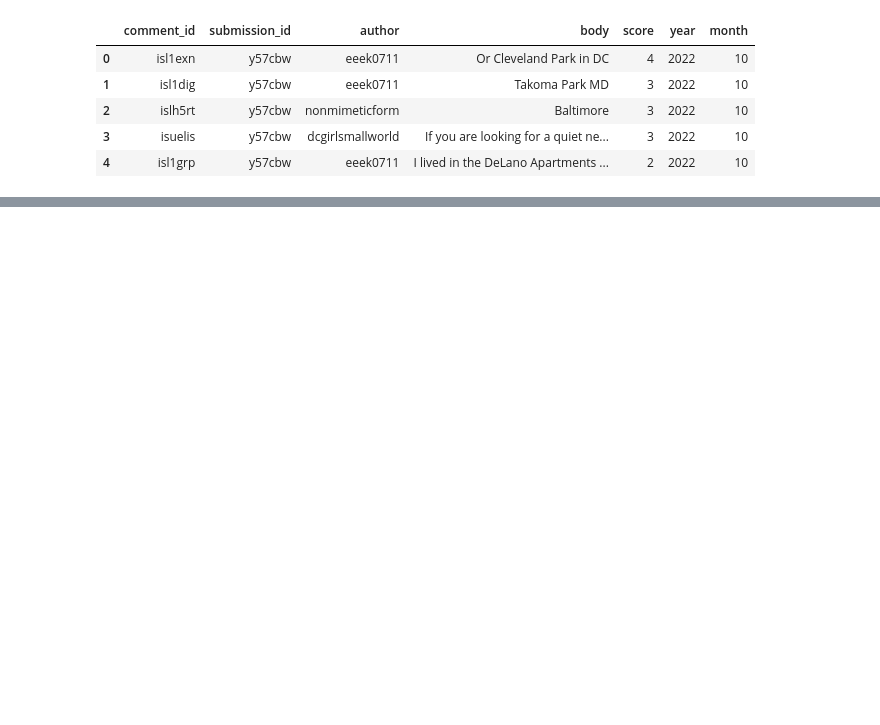
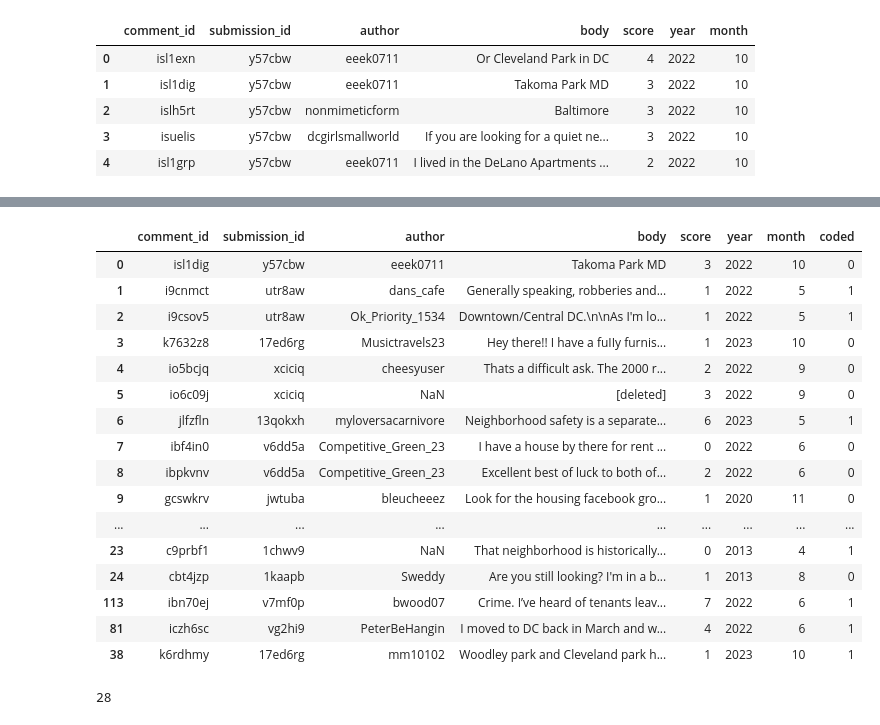
Before and after one commit to rebeccalwagner/PPOL_5203_FinalProject, a Jupyter notebook: adding_comment_id.ipynb, the cells around one changed output, grey strips where cells are left out. Drawn from its saved outputs; the diff is of its cells as text; code cells hidden in the pictures; blank space fills up the shorter version.

```diff
--- a/adding_comment_id.ipynb
+++ b/adding_comment_id.ipynb
@@ -64,0 +88,4 @@ try_join
+# %%
+comment_found = new_comments[(new_comments["author"] == lost_comments.iloc[2]["author_y"]) & (new_comments["submission_id"] == lost_comments.iloc[2]["submission_id_y"])]
+
+comment_found
@@ -64,0 +95,4 @@ try_join
+# %%
+comment_found = comment_found.loc[[1574]]
+
+comment_found
@@ -64,0 +102,4 @@ try_join
+# %%
+comment_found["coded"] = lost_comments.iloc[2]["coded_y"]
+
+comment_found
@@ -65 +114,27 @@ try_join
+# %%
+coded_with_id = pd.concat([coded_with_id, comment_found])
+# %%
+coded_with_id
+# %% [output]
+|  | comment_id | submission_id | author | body | score | year | month | coded |
+| 0 | isl1dig | y57cbw | eeek0711 | Takoma Park MD | 3 | 2022 | 10 | 0 |
+| 1 | i9cnmct | utr8aw | dans_cafe | Generally speaking, robberies and... | 1 | 2022 | 5 | 1 |
+| 2 | i9csov5 | utr8aw | Ok_Priority_1534 | Downtown/Central DC.\n\nAs I'm lo... | 1 | 2022 | 5 | 1 |
+| 3 | k7632z8 | 17ed6rg | Musictravels23 | Hey there!! I have a fuIIy furnis... | 1 | 2023 | 10 | 0 |
+| 4 | io5bcjq | xciciq | cheesyuser | Thats a difficult ask. The 2000 r... | 2 | 2022 | 9 | 0 |
+| 5 | io6c09j | xciciq | NaN | [deleted] | 3 | 2022 | 9 | 0 |
+| 6 | jlfzfln | 13qokxh | myloversacarnivore | Neighborhood safety is a separate... | 6 | 2023 | 5 | 1 |
+| 7 | ibf4in0 | v6dd5a | Competitive_Green_23 | I have a house by there for rent ... | 0 | 2022 | 6 | 0 |
+| 8 | ibpkvnv | v6dd5a | Competitive_Green_23 | Excellent best of luck to both of... | 2 | 2022 | 6 | 0 |
+| 9 | gcswkrv | jwtuba | bleucheeez | Look for the housing facebook gro... | 1 | 2020 | 11 | 0 |
+| ... | ... | ... | ... | ... | ... | ... | ... | ... |
+| 23 | c9prbf1 | 1chwv9 | NaN | That neighborhood is historically... | 0 | 2013 | 4 | 1 |
+| 24 | cbt4jzp | 1kaapb | Sweddy | Are you still looking? I'm in a b... | 1 | 2013 | 8 | 0 |
+| 113 | ibn70ej | v7mf0p | bwood07 | Crime. I’ve heard of tenants leav... | 7 | 2022 | 6 | 1 |
+| 81 | iczh6sc | vg2hi9 | PeterBeHangin | I moved to DC back in March and w... | 4 | 2022 | 6 | 1 |
+| 38 | k6rdhmy | 17ed6rg | mm10102 | Woodley park and Cleveland park h... | 1 | 2023 | 10 | 1 |
+# %%
+len(coded_with_id)
+# %% [output]
+28
 # %%
```
Also changed, not shown: parts of 22 cells of this notebook.
